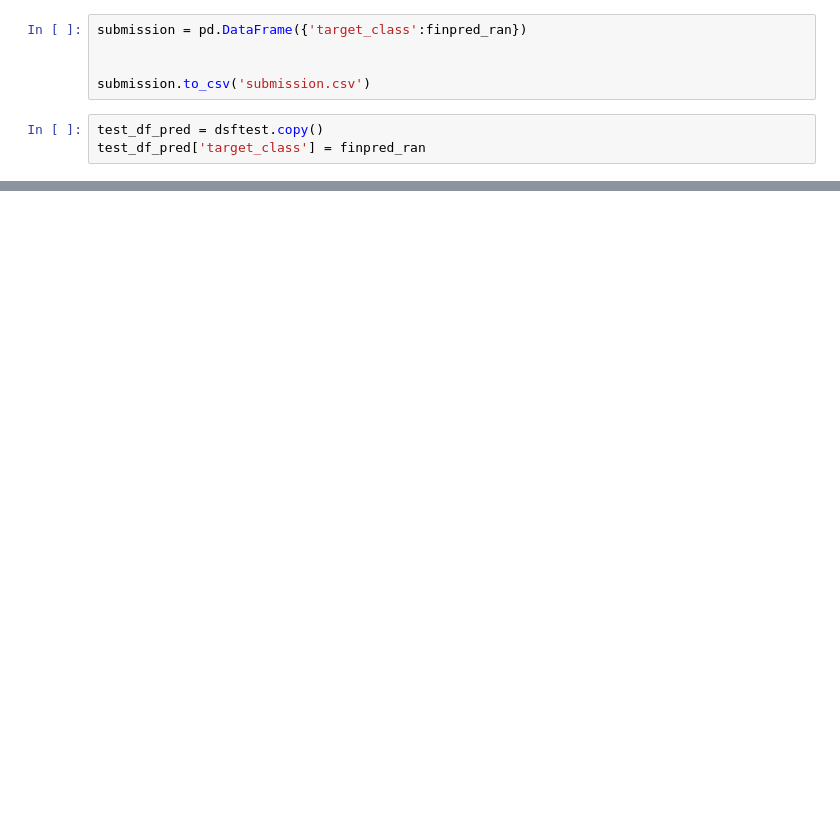
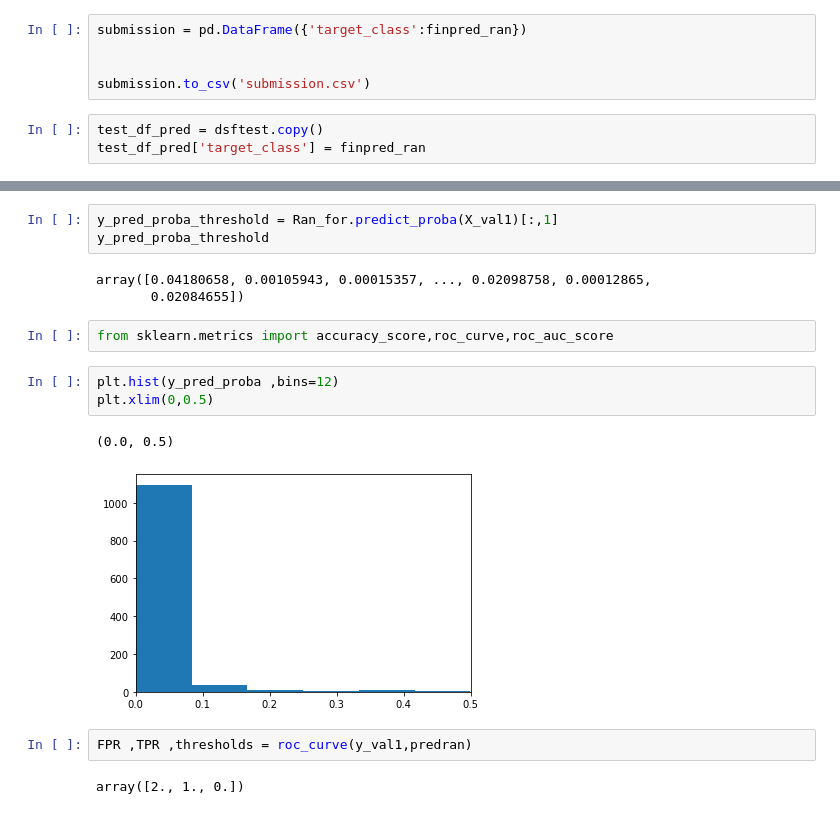
Before and after one commit to Nextgen-AI-solutions/Kaggle_challenges, a Jupyter notebook: pulsar_star_dataset/star.ipynb, the cells around one changed output, grey strips where cells are left out. Cells and saved outputs as stored; diff of their text form; blank space fills up the shorter version.

```diff
--- a/pulsar_star_dataset/star.ipynb
+++ b/pulsar_star_dataset/star.ipynb
@@ -454,0 +489,18 @@ test_df_pred.head(10)
+# %%
+y_pred_proba_threshold = Ran_for.predict_proba(X_val1)[:,1]
+y_pred_proba_threshold
+# %% [output]
+array([0.04180658, 0.00105943, 0.00015357, ..., 0.02098758, 0.00012865,
+       0.02084655])
+# %%
+from sklearn.metrics import accuracy_score,roc_curve,roc_auc_score
+# %%
+plt.hist(y_pred_proba ,bins=12)
+plt.xlim(0,0.5)
+# %% [output]
+(0.0, 0.5)
+[figure, added]
+# %%
+FPR ,TPR ,thresholds = roc_curve(y_val1,predran)
+# %% [output]
+array([2., 1., 0.])
```
Also changed, not shown: parts of 22 cells of this notebook, 2 other files.
